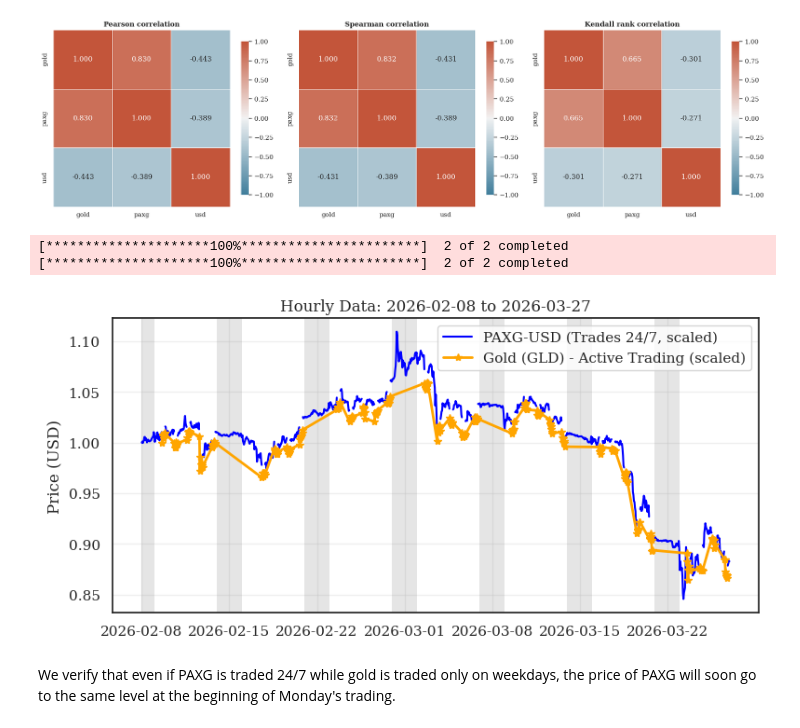
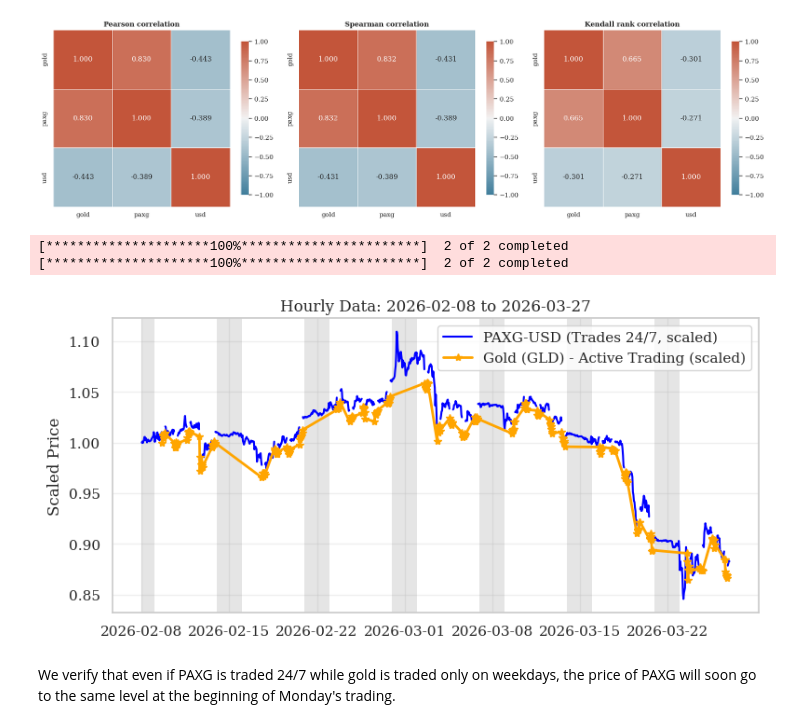
Before and after one commit to ElodieElodie/memoire_stats, a Jupyter notebook: yu.ipynb, the cells around one changed output. Saved outputs shown, nothing was run; the diff lists cells and outputs as text; code cells hidden in the pictures.

```diff
--- a/yu.ipynb
+++ b/yu.ipynb
@@ -1334,35 +1334,35 @@ df_hourly = yf.download(tickers, start=zoom_start, end=zoom_end, interval="1h")[
 # ==========================================
 # Subplot 2: Zoomed-in View (Hourly)
 # ==========================================
 # Plot PAXG-USD (Continuous hourly trading)
 plt.figure(figsize=(8,4))
 plt.plot(df_hourly.index, df_hourly['PAXG-USD']/df_hourly['PAXG-USD'][0], label='PAXG-USD (Trades 24/7, scaled)', color='blue')
 
 # Plot GLD (Trading hours only). We drop NAs so it doesn't connect the weekend gap natively.
 gc_trading_hours = df_hourly['GLD'].dropna()
 plt.plot(gc_trading_hours.index, gc_trading_hours/gc_trading_hours[0],marker = "*", label='Gold (GLD) - Active Trading (scaled)', color='orange', linewidth=2)
 # Highlight the weekends using the hourly index
 # We group by day to find Saturdays and Sundays and shade them
 unique_days = pd.Series(df_hourly.index.date).unique()
 for day in unique_days:
     # Convert back to timestamp to check weekday (5=Sat, 6=Sun)
     ts = pd.Timestamp(day)
     if ts.dayofweek >= 5:
         start_shade = ts
         end_shade = ts + pd.Timedelta(days=1)
         plt.axvspan(start_shade, end_shade, color='gray', alpha=0.2, lw=0)
 
 plt.title(f'Hourly Data: {zoom_start} to {zoom_end}')
-plt.ylabel('Price (USD)')
+plt.ylabel('Scaled Price')
 plt.legend()
 plt.grid(True, alpha=0.3)
 
 plt.tight_layout()
 plt.show()
 # %% [output]
 [*********************100%***********************]  2 of 2 completed
 [*********************100%***********************]  2 of 2 completed
-[figure, old version]
+[figure, new version]
 # %% [markdown]
 We verify that even if PAXG is traded 24/7 while gold is traded only on weekdays, the price of PAXG will soon go to the same level at the beginning of Monday's trading.
 # %% [markdown]
```
